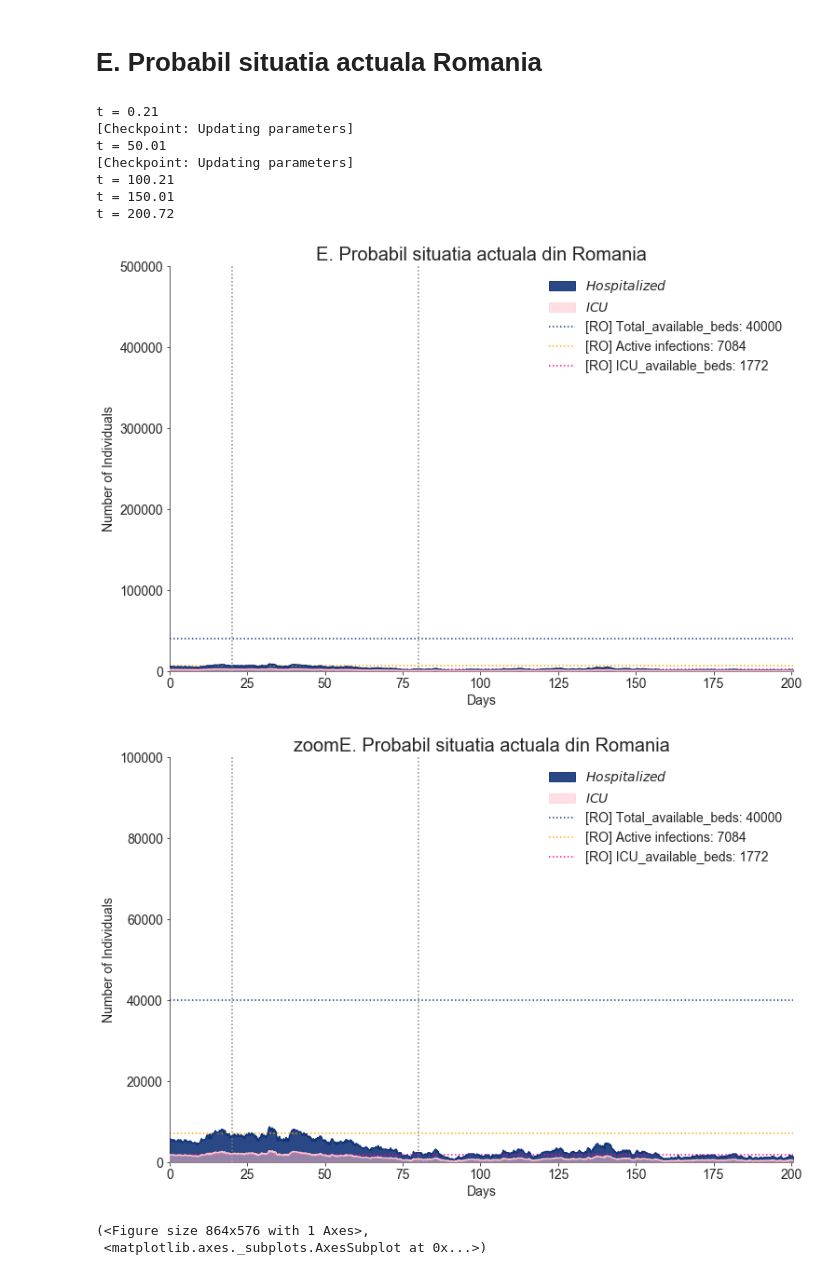
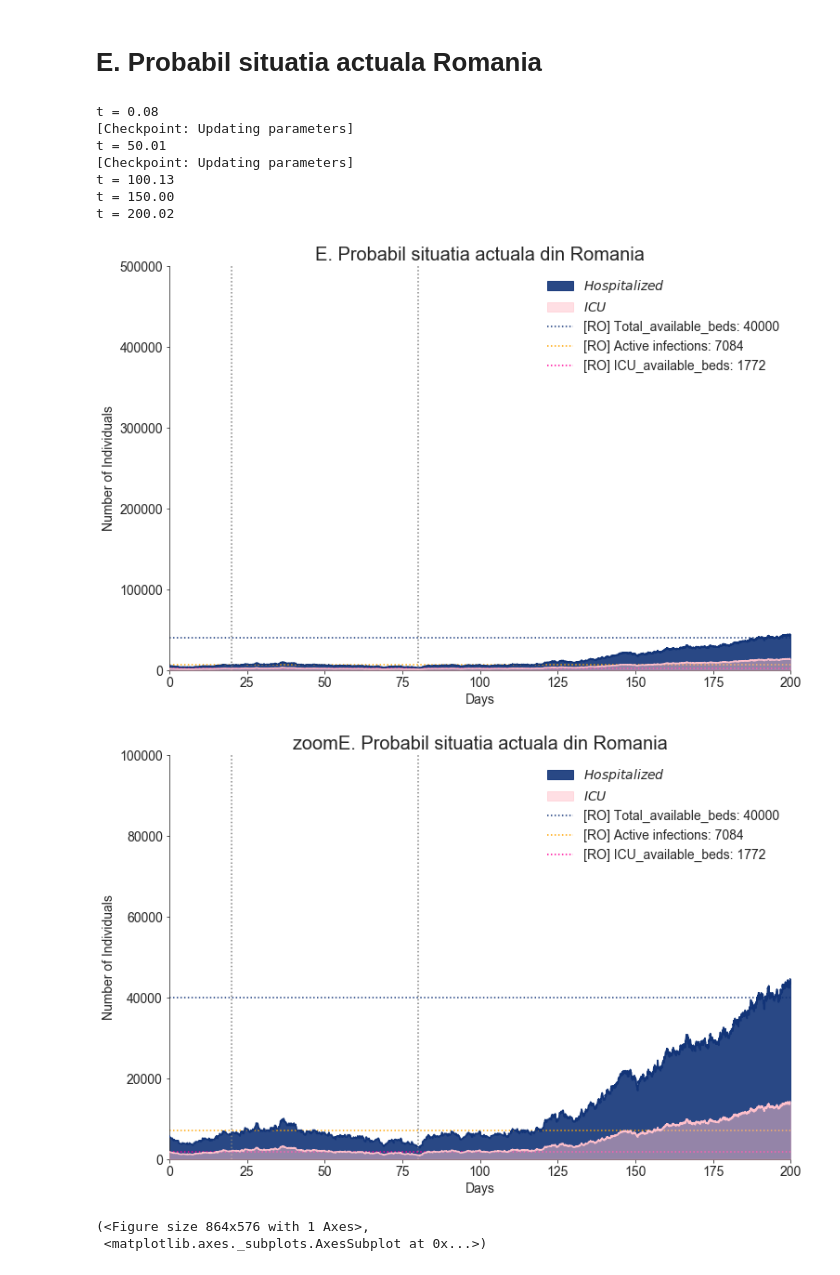
Before and after one commit to ilarele/covid19, a Jupyter notebook: ro_covid.ipynb, the cells around one changed output. Saved outputs shown, nothing was run; the diff lists cells and outputs as text; code cells hidden in the pictures.

```diff
--- a/ro_covid.ipynb
+++ b/ro_covid.ipynb
@@ -325,42 +325,42 @@ checkpoints = {'t':       [20, 80],
                'G':       [G_distancing_strict, G_distancing_light],
                'p':       [0.1, 0.5], # probability of global interactions (network locality)
                'q':       [0.1, 0.5], # probability of global interactions (network locality)
-               'theta_E': [0.02, 0.02], # rate of testing for exposed individuals
-               'theta_I': [0.03, 0.03], # rate of testing for infectious individuals
+               'theta_E': [0.01, 0.02], # rate of testing for exposed individuals
+               'theta_I': [0.02, 0.03], # rate of testing for infectious individuals
                'phi_E':   [0.1, 0.1], # phi_E rate of contact tracing testing for exposed individuals
                'phi_I':   [0.2, 0.2] # phi_I rate of contact tracing testing for infectious individuals
               }
 model_ro.run(T=num_iters, print_interval=50, checkpoints=checkpoints)
 
 model_ro.figure_infections(
     plot_percentages=False,
     title="E. Probabil situatia actuala din Romania",
     ylim=500000,
     vlines=checkpoints["t"],
     plot_F=False,
     plot_I=False,
     plot_E=False,
 )
 
 model_ro.figure_infections(
     plot_percentages=False,
     title="zoomE. Probabil situatia actuala din Romania",
     ylim=100000,
     vlines=checkpoints["t"],
     plot_F=False,
     plot_I=False,
     plot_E=False,
 )
 # %% [output]
-t = 0.21
+t = 0.08
 [Checkpoint: Updating parameters]
 t = 50.01
 [Checkpoint: Updating parameters]
-t = 100.21
-t = 150.01
-t = 200.72
+t = 100.13
+t = 150.00
+t = 200.02
-[figure, old version]
+[figure, new version]
-[figure, old version]
+[figure, new version]
 (<Figure size 864x576 with 1 Axes>,
  <matplotlib.axes._subplots.AxesSubplot at 0x...>)
 # %%
```
Also changed, not shown: parts of 2 cells of this notebook, 2 other files.
